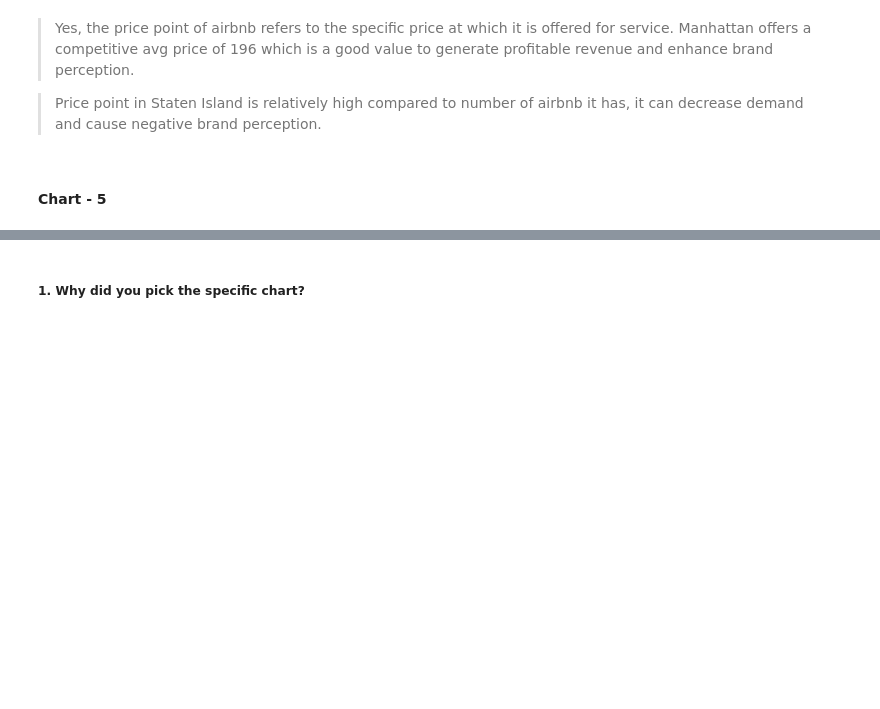
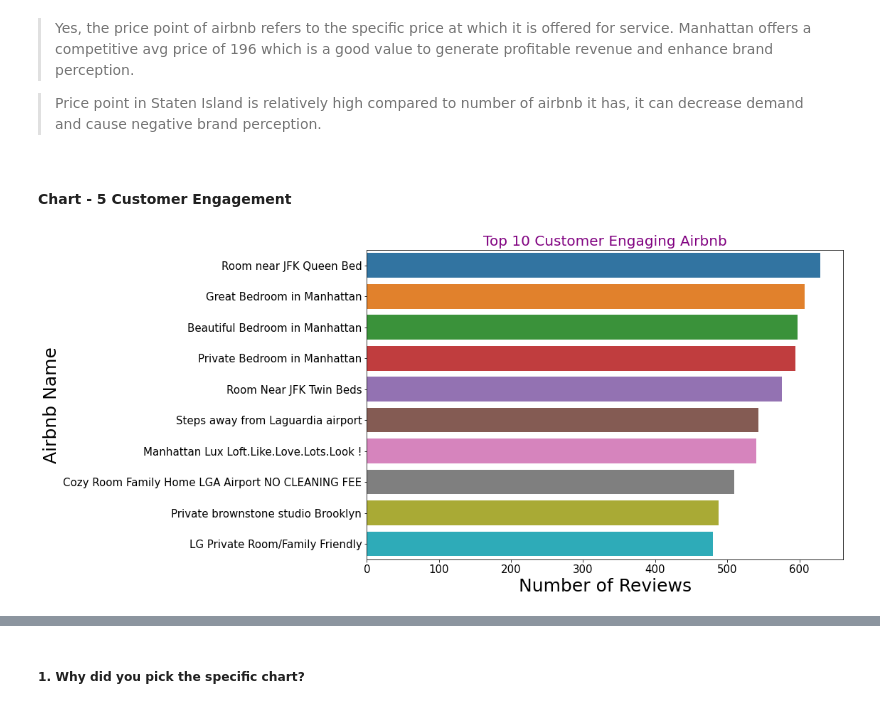
Before and after one commit to abhinav4201/Exploratory-data-analysis-EDA-Airbnb, a Jupyter notebook: Airbnb_Bookings_Analysis_Capstone_Project_1.ipynb, the cells around one changed output, grey strips where cells are left out. Cells and saved outputs as stored; diff of their text form; code cells hidden in the pictures; blank space fills up the shorter version.

```diff
--- a/Airbnb_Bookings_Analysis_Capstone_Project_1.ipynb
+++ b/Airbnb_Bookings_Analysis_Capstone_Project_1.ipynb
@@ -561,4 +556,23 @@ Are there any insights that lead to negative growth? Justify with specific reaso
 
 > Price point in Staten Island is relatively high compared to number of airbnb it has, it can decrease demand and cause negative brand perception.
 # %% [markdown]
-#### Chart - 5
+#### Chart - 5 Customer Engagement
+# %%
+# Chart - 5 visualization code
+df_engage = df.groupby(['name','id'])['number_of_reviews'].sum().reset_index().sort_values(
+    'number_of_reviews',ascending = False)[:10]
+#barplot
+plt.figure(figsize=(12,8));
+ax = sns.barplot(data = df_engage, y='name', x = 'number_of_reviews');
+# ax.bar_label(ax.containers[0]);  will work other than google colab
+
+# Set the font size of the tick labels to 12
+ax.tick_params(axis='both', which='major', labelsize=15);
+# Set the x-label with a font size of 25
+ax.set_xlabel("Total Number of Reviews", fontsize=25)
+
+# Set the y-label with a font size of 25
+ax.set_ylabel("Airbnb Name", fontsize=25)
+plt.title('Top 10 Customer Engaging Airbnb', fontsize=20, color='purple');
+# %% [output]
+[figure, added]
```
Also changed, not shown: parts of 19 cells of this notebook.
